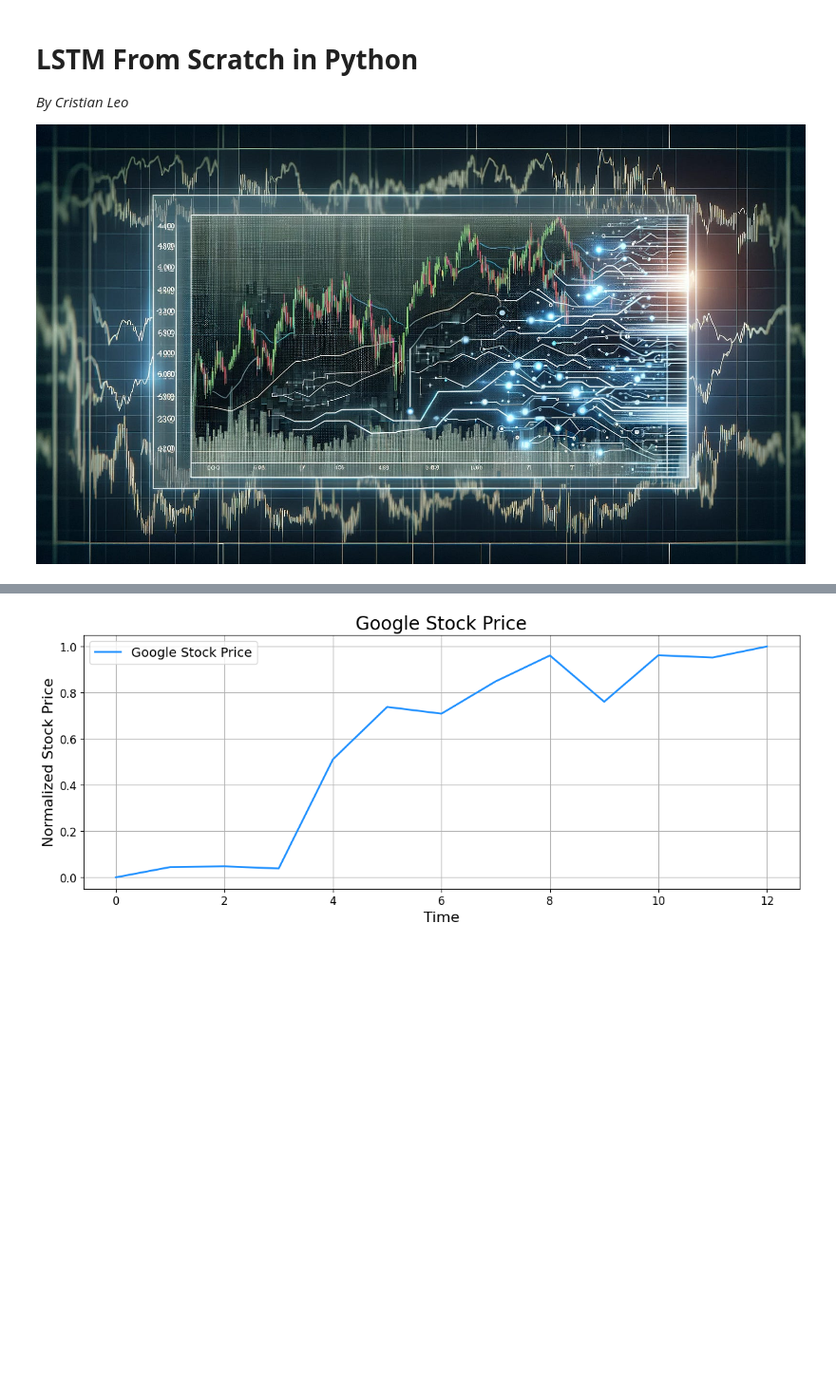
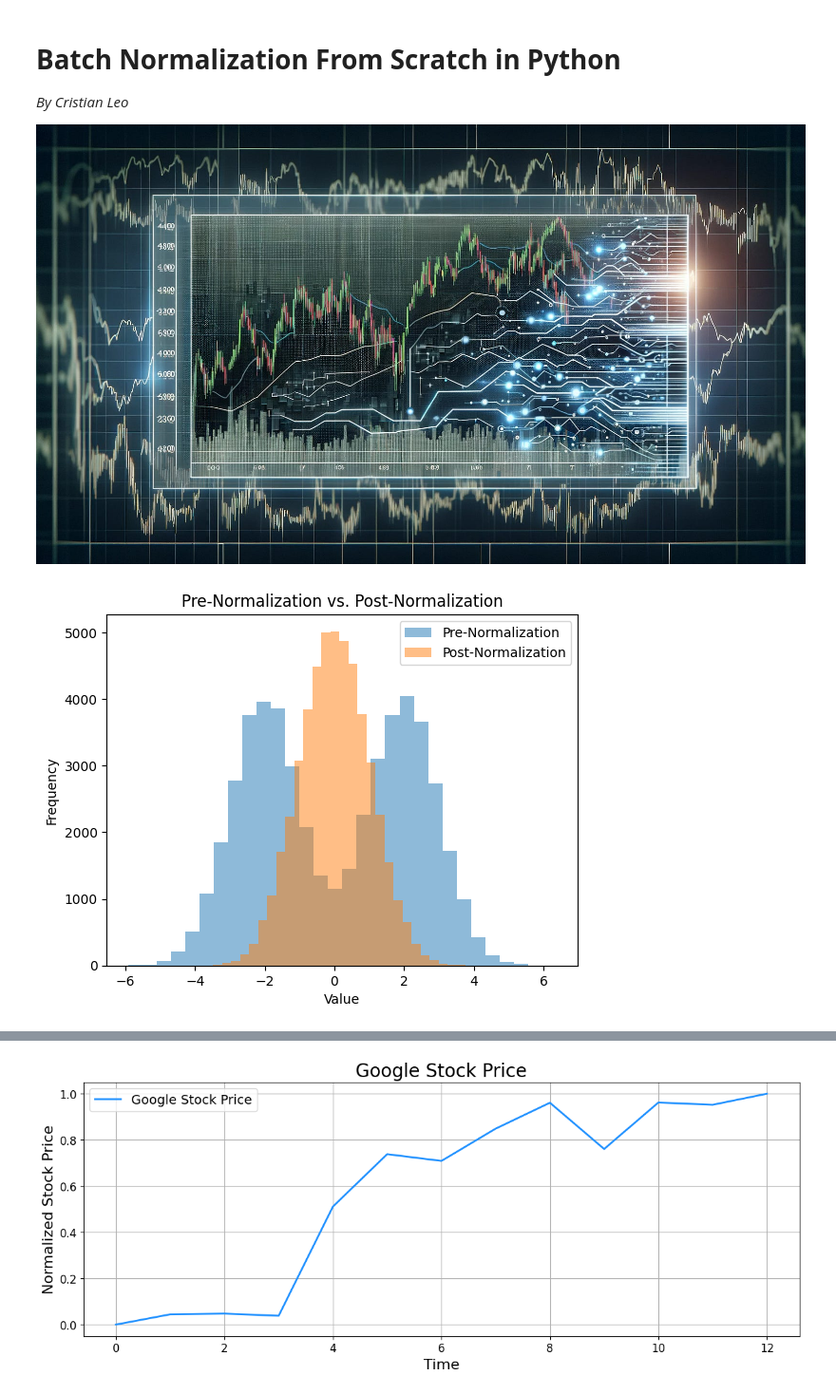
Before and after one commit to cristianleoo/models-from-scratch-python, a Jupyter notebook: Batch Normalization/demo.ipynb, the cells around one changed output, grey strips where cells are left out. Shown at 95% size. Drawn from its saved outputs; the diff is of its cells as text; code cells hidden in the pictures; blank space fills up the shorter version.

```diff
--- a/Batch Normalization/demo.ipynb
+++ b/Batch Normalization/demo.ipynb
@@ -1,5 +1,5 @@
 # %% [markdown]
-# **LSTM From Scratch in Python**
+# **Batch Normalization From Scratch in Python**
 *By Cristian Leo*
 
 ![image.png](attachment:image.png)
@@ -425,0 +84,16 @@ class TimeSeriesDataset:
+# %%
+# Create an instance of BatchNorm with a hypothetical hidden size, for example, 50.
+bn_layer = BatchNorm(50)
+
+# Pass some data from a mixture of Gaussians through the BatchNorm layer
+# Generate data from two different normal distributions and combine them
+data1 = np.random.normal(-2, 1, size=(500, 50))
+data2 = np.random.normal(2, 1, size=(500, 50))
+data = np.concatenate([data1, data2])
+
+bn_layer.forward(data.T)
+
+# Now, call the visualization methods
+bn_layer.plot_batch_norm()
+# %% [output]
+[figure, added]
```
Also changed, not shown: parts of 8 cells of this notebook, 1 other file.
